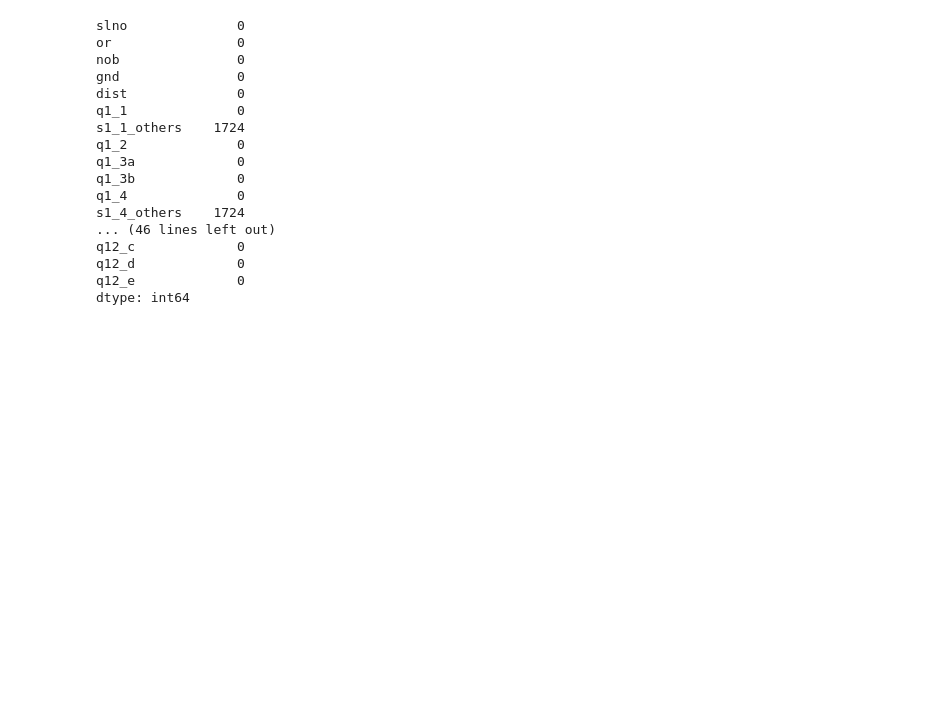
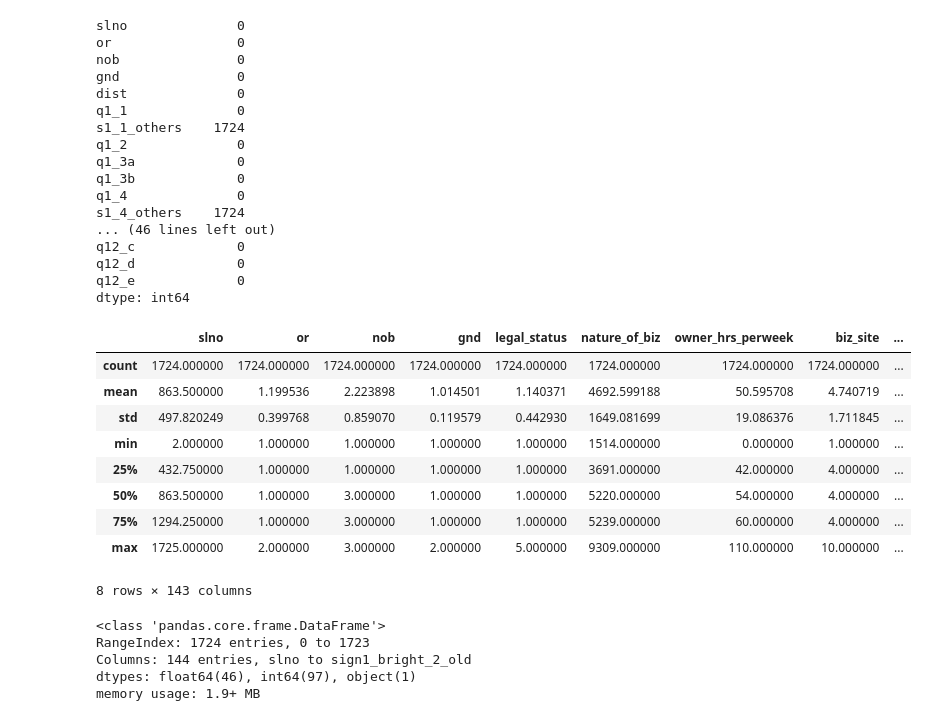
Before and after one commit to sjmanning/ECON628-01-sjmanning, a Jupyter notebook: Project_2_Bangladesh.ipynb, the cells around one changed output. Cells and saved outputs as stored; diff of their text form; code cells hidden in the pictures; blank space fills up the shorter version.

```diff
--- a/Project_2_Bangladesh.ipynb
+++ b/Project_2_Bangladesh.ipynb
@@ -84,6 +119,7 @@ bang1.rename(columns={
         'q1_12a4a':'current_num_unpaid_workers',
         'q1_12a4b':'num_unpaid_workers_atbeg',
         'q1_12a5a':'current_num_tot_workers',
+        'q1_12a5b':'tot_num_workers_atbeg',
         'q1_12b':'employ_contract',
         'q1_13':'owner_age',
         'q1_14':'owner_sex',
@@ -168,4 +204,57 @@ bang1.rename(columns={
         'q6_19_7':'risk_inspection_TIN',
         'q6_19_8':'more_paperwork_TIN',
         'q6_19_10':'no_disadvantage_of_TIN',
+        'q6_20_16':'no_benefits_of_TIN',
+        'q6_21':'registered_for_VAT',
+        'q6_23':'have_sanitation_permit',
+        'q6_24_b':'biz_assoc_member',
+        'q6_25':'extortion_dumm',
+        'q6_25a':'extortion_value',
+        'q7_1a':'check_prices',
+        'q7_1b':'check_products',
+        'q7_1c':'ask_prod_reqs',
+        'q7_1d':'speak_w_former',
+        'q7_1e':'speak_w_supplier',
+        'q7_2':'spec_offers',
+        'q7_3':'advert_dumm',
+        'q7_6':'neg_w_supplier',
+        'q7_7':'compare_alt_supp',
+        'q7_10':'outofstock_freq',
+        'q7_13':'have_recrdkping_syst',
+        'q7_15':'biz_record',
+        'q7_16':'rec_of_every_sale',
+        'q7_17':'rec_to_track_cash',
+        'q7_19':'know_cost_each_prd',
+        'q7_20':'know_prof_prd',
+        'q7_21':'have_budget',
+        'q7_22':'sell_on_credit_dumm',
+        'q7_24':'review_perf_freq',
+        'q7_25':'sales_goal_dumm',
+        'q8_1':'expect_in_5yrs',
+        'q8_2':'num_emp_in_5yrs',
+        'q9_1':'risk_1_10',
+        'q10_2':'num_firms_nearby',
+        'q11_1':'have_sign',
+        'q11_1a':'sign1_bright_2_old',
     }, inplace=True)
+# %%
+bang1.describe()
+# %% [output]
+|  | slno | or | nob | gnd | legal_status | nature_of_biz | owner_hrs_perweek | biz_site | ... |
+| count | 1724.000000 | 1724.000000 | 1724.000000 | 1724.000000 | 1724.000000 | 1724.000000 | 1724.000000 | 1724.000000 | ... |
+| mean | 863.500000 | 1.199536 | 2.223898 | 1.014501 | 1.140371 | 4692.599188 | 50.595708 | 4.740719 | ... |
+| std | 497.820249 | 0.399768 | 0.859070 | 0.119579 | 0.442930 | 1649.081699 | 19.086376 | 1.711845 | ... |
+| min | 2.000000 | 1.000000 | 1.000000 | 1.000000 | 1.000000 | 1514.000000 | 0.000000 | 1.000000 | ... |
+| 25% | 432.750000 | 1.000000 | 1.000000 | 1.000000 | 1.000000 | 3691.000000 | 42.000000 | 4.000000 | ... |
+| 50% | 863.500000 | 1.000000 | 3.000000 | 1.000000 | 1.000000 | 5220.000000 | 54.000000 | 4.000000 | ... |
+| 75% | 1294.250000 | 1.000000 | 3.000000 | 1.000000 | 1.000000 | 5239.000000 | 60.000000 | 4.000000 | ... |
+| max | 1725.000000 | 2.000000 | 3.000000 | 2.000000 | 5.000000 | 9309.000000 | 110.000000 | 10.000000 | ... |
+8 rows × 143 columns
+# %%
+bang1.info()
+# %% [output]
+<class 'pandas.core.frame.DataFrame'>
+RangeIndex: 1724 entries, 0 to 1723
+Columns: 144 entries, slno to sign1_bright_2_old
+dtypes: float64(46), int64(97), object(1)
+memory usage: 1.9+ MB
```
Also changed, not shown: parts of 8 cells of this notebook.
